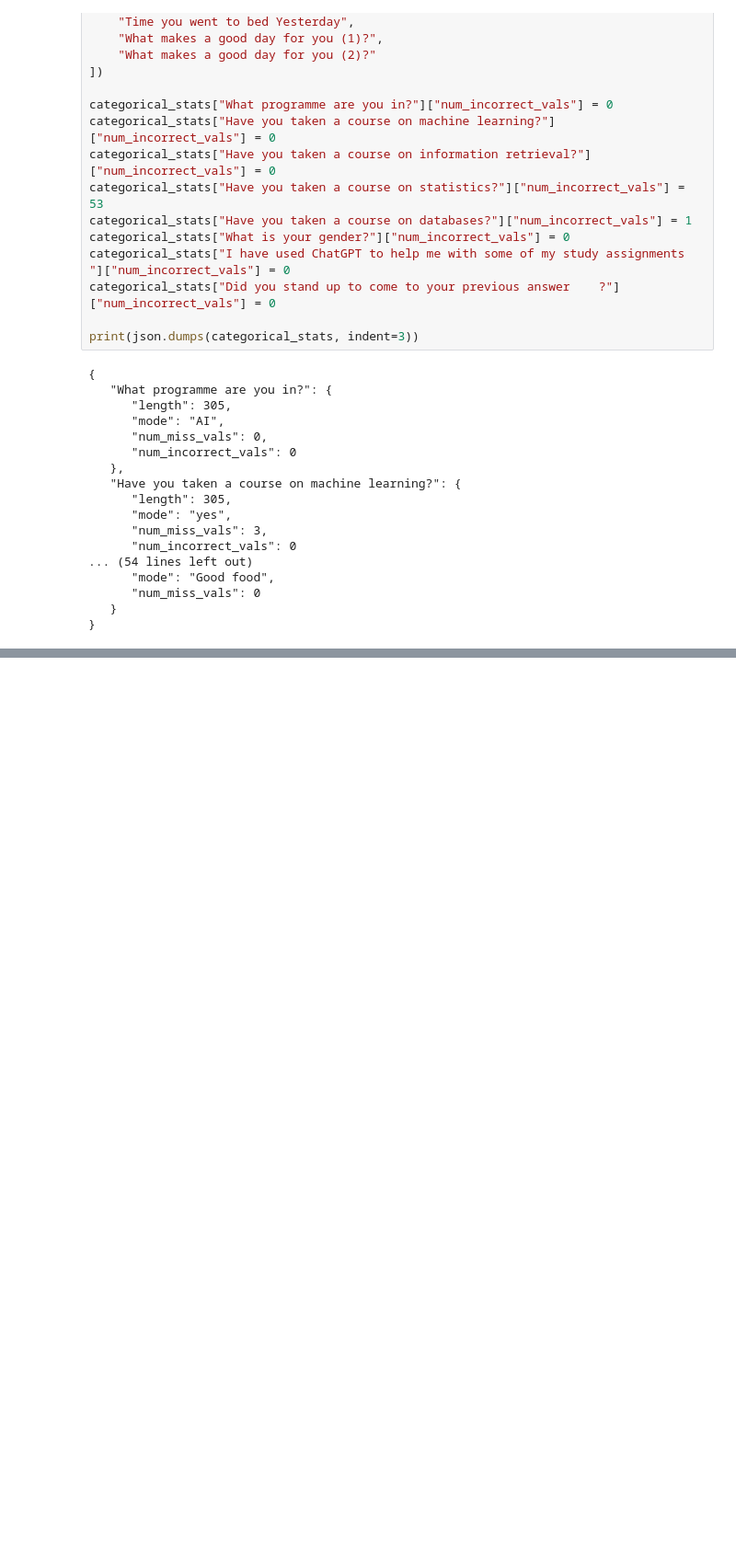
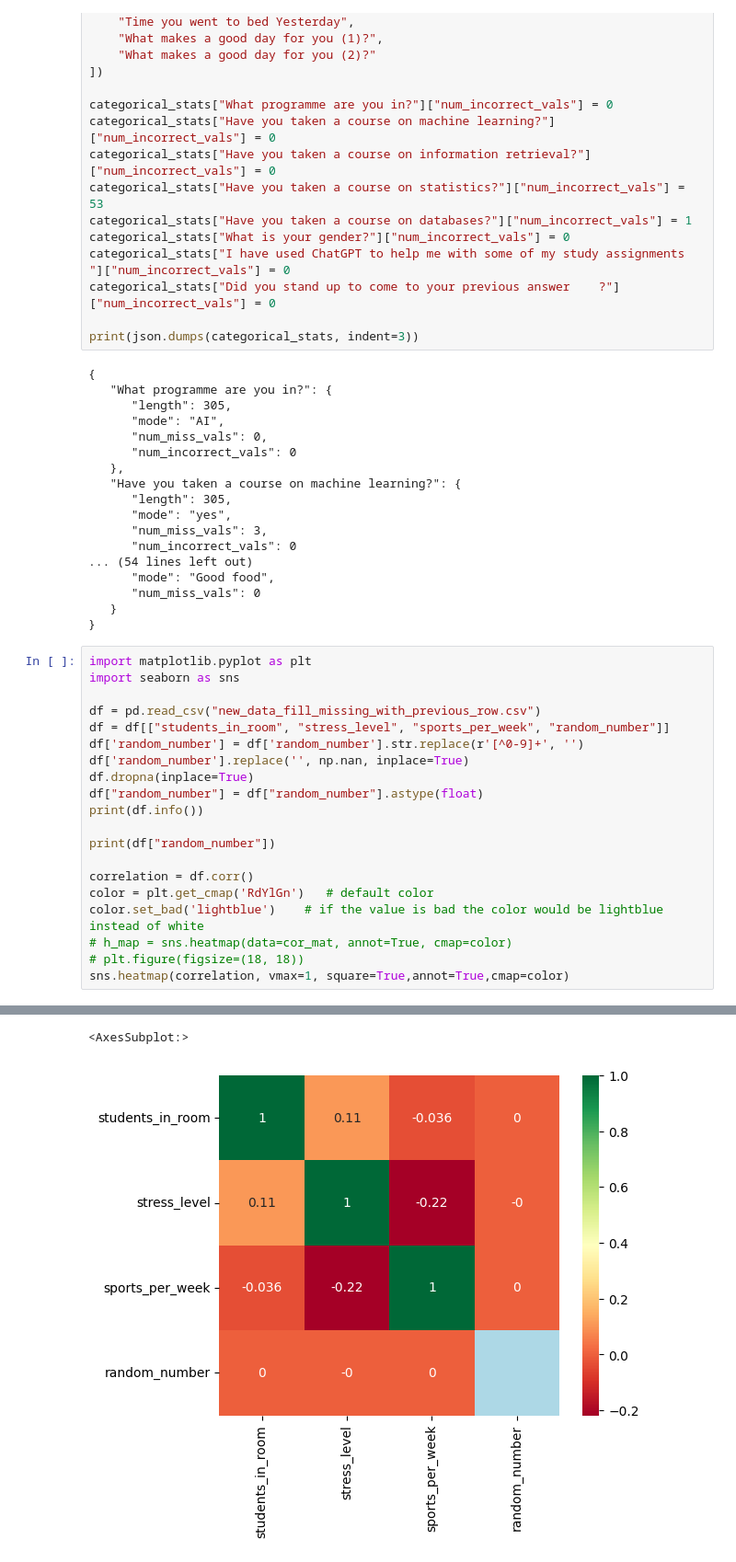
Before and after one commit to Mohammed-majeed/DMT_VU, a Jupyter notebook: DMT_Assignment_1 Task 1A.ipynb, the cells around one changed output, grey strips where cells are left out. Shown at 92% size. Saved outputs shown, nothing was run; the diff lists cells and outputs as text; blank space fills up the shorter version.

```diff
--- a/DMT_Assignment_1 Task 1A.ipynb
+++ b/DMT_Assignment_1 Task 1A.ipynb
@@ -139,3 +155,24 @@ print(json.dumps(categorical_stats, indent=3))
       "num_miss_vals": 0
    }
 }
+# %%
+import matplotlib.pyplot as plt
+import seaborn as sns
+
+df = pd.read_csv("new_data_fill_missing_with_previous_row.csv")
+df = df[["students_in_room", "stress_level", "sports_per_week", "random_number"]]
+df['random_number'] = df['random_number'].str.replace(r'[^0-9]+', '')
+df['random_number'].replace('', np.nan, inplace=True)
+df.dropna(inplace=True)
+df["random_number"] = df["random_number"].astype(float)
+print(df.info())
+
+print(df["random_number"])
+
+correlation = df.corr()
+color = plt.get_cmap('RdYlGn')   # default color
+color.set_bad('lightblue')    # if the value is bad the color would be lightblue instead of white
+# h_map = sns.heatmap(data=cor_mat, annot=True, cmap=color)
+# plt.figure(figsize=(18, 18))
+sns.heatmap(correlation, vmax=1, square=True,annot=True,cmap=color)
+# %% [output]
@@ -141,0 +196,2 @@ print(json.dumps(categorical_stats, indent=3))
+<AxesSubplot:>
+[figure, added]
```
Also changed, not shown: parts of 2 cells of this notebook, 3 other files.
